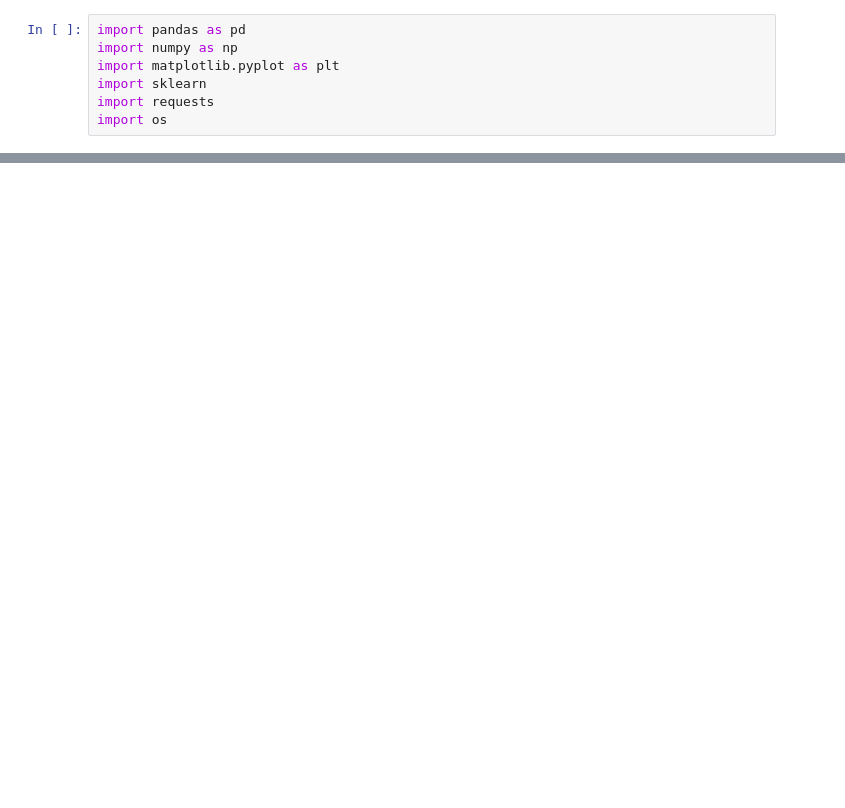
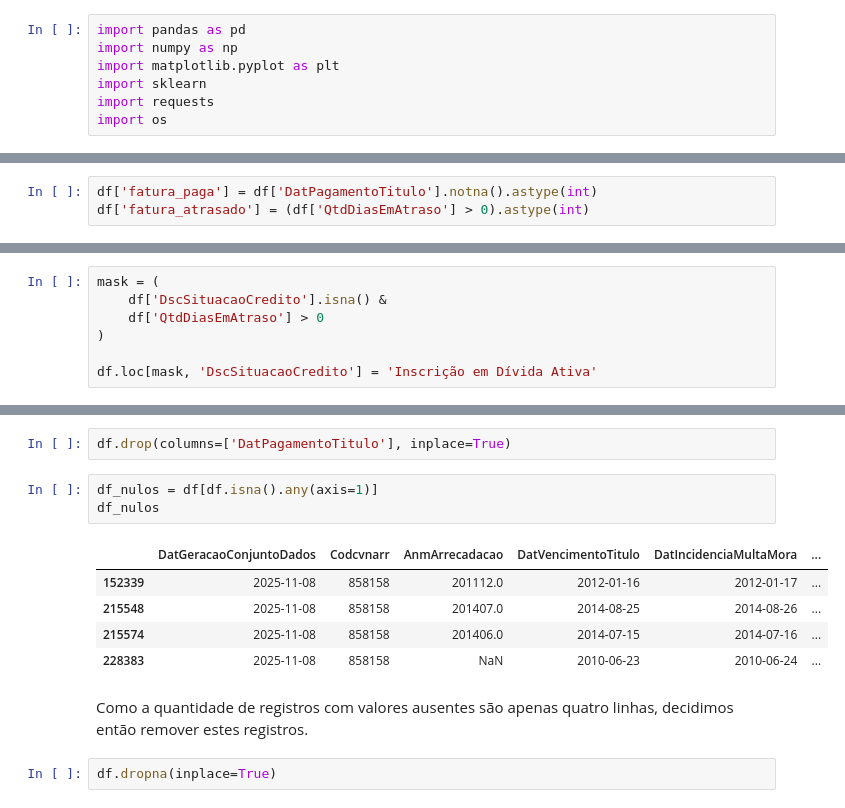
Before and after one commit to joaoPAndrade/projeto_final_ciencia_de_dados, a Jupyter notebook: trabalho.ipynb, the cells around one changed output, grey strips where cells are left out. Cells and saved outputs as stored; diff of their text form; blank space fills up the shorter version.

```diff
--- a/trabalho.ipynb
+++ b/trabalho.ipynb
@@ -86,0 +251,3 @@ dtype: int64
+# %%
+df['fatura_paga'] = df['DatPagamentoTitulo'].notna().astype(int)
+df['fatura_atrasado'] = (df['QtdDiasEmAtraso'] > 0).astype(int)
@@ -86,0 +280,7 @@ dtype: int64
+# %%
+mask = (
+    df['DscSituacaoCredito'].isna() &
+    df['QtdDiasEmAtraso'] > 0
+)
+
+df.loc[mask, 'DscSituacaoCredito'] = 'Inscrição em Dívida Ativa'
@@ -86,0 +336,15 @@ dtype: int64
+# %%
+df.drop(columns=['DatPagamentoTitulo'], inplace=True)
+# %%
+df_nulos = df[df.isna().any(axis=1)]
+df_nulos
+# %% [output]
+|  | DatGeracaoConjuntoDados | Codcvnarr | AnmArrecadacao | DatVencimentoTitulo | DatIncidenciaMultaMora | ... |
+| 152339 | 2025-11-08 | 858158 | 201112.0 | 2012-01-16 | 2012-01-17 | ... |
+| 215548 | 2025-11-08 | 858158 | 201407.0 | 2014-08-25 | 2014-08-26 | ... |
+| 215574 | 2025-11-08 | 858158 | 201406.0 | 2014-07-15 | 2014-07-16 | ... |
+| 228383 | 2025-11-08 | 858158 | NaN | 2010-06-23 | 2010-06-24 | ... |
+# %% [markdown]
+Como a quantidade de registros com valores ausentes são apenas quatro linhas, decidimos então remover estes registros.
+# %%
+df.dropna(inplace=True)
```
Also changed, not shown: parts of 31 cells of this notebook.
